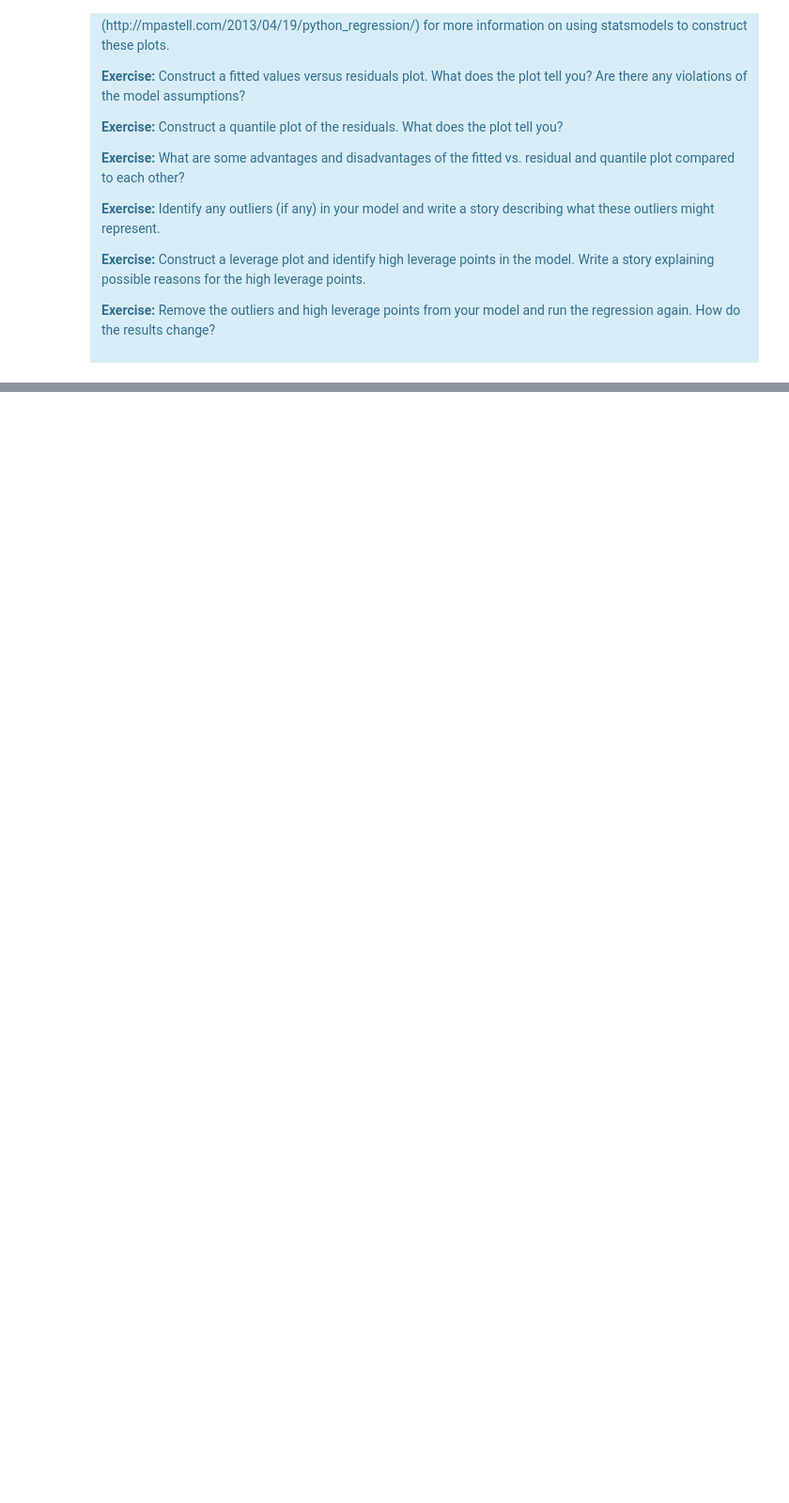
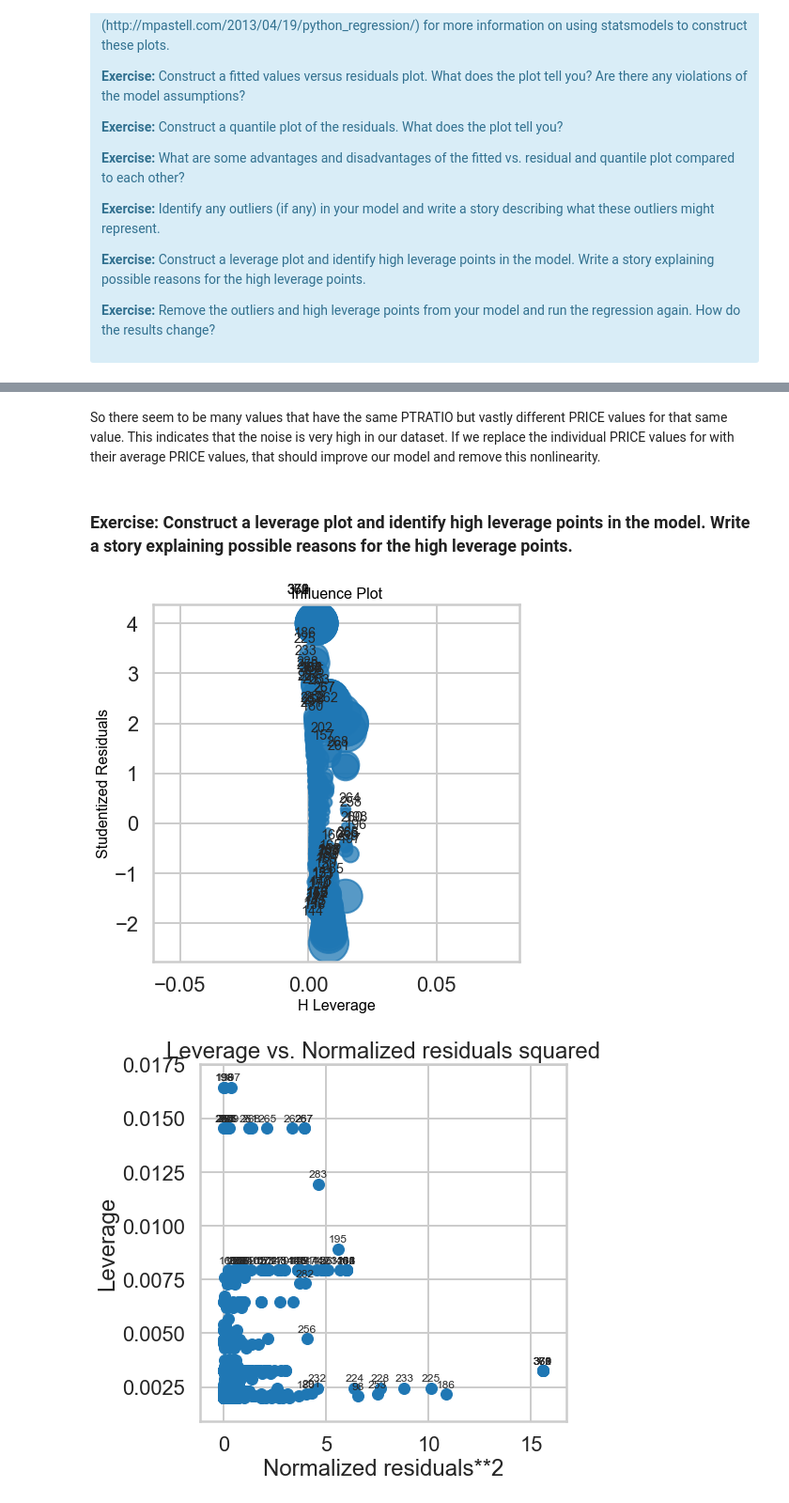
Before and after one commit to jiavila/Springboard, a Jupyter notebook: Projects/linear_regression/Mini_Project_Linear_Regression.ipynb, the cells around one changed output, grey strips where cells are left out. Shown: that part at 94% size. Drawn from its saved outputs; the diff is of its cells as text; code cells hidden in the pictures; blank space fills up the shorter version.

```diff
--- a/Projects/linear_regression/Mini_Project_Linear_Regression.ipynb
+++ b/Projects/linear_regression/Mini_Project_Linear_Regression.ipynb
@@ -791,0 +1000,11 @@ There are some other issues that are important investigate with linear regressio
+# %% [markdown]
+So there seem to be many values that have the same PTRATIO but vastly different PRICE values for that same value. This indicates that the noise is very high in our dataset.  If we replace the individual PRICE values for with their average PRICE values, that should improve our model and remove this nonlinearity.
+# %% [markdown]
+### Exercise: Construct a leverage plot and identify high leverage points in the model. Write a story explaining possible reasons for the high leverage points.
+# %%
+from statsmodels.graphics.regressionplots import *
+plot_leverage_resid2(fitted)
+influence_plot(fitted)
+# %% [output]
+[figure, added]
+[figure, added]
```
Also changed, not shown: parts of 59 cells of this notebook.
